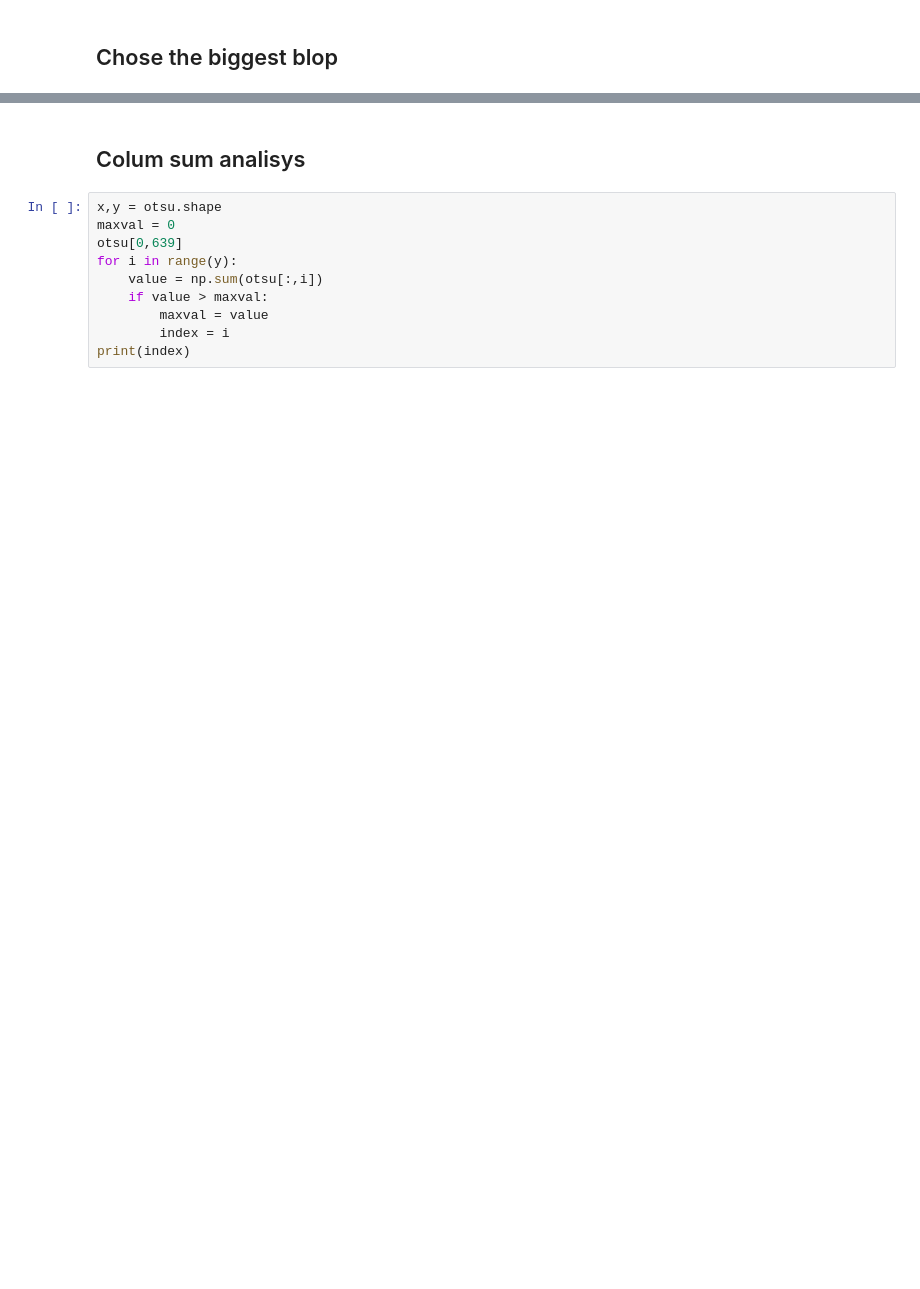
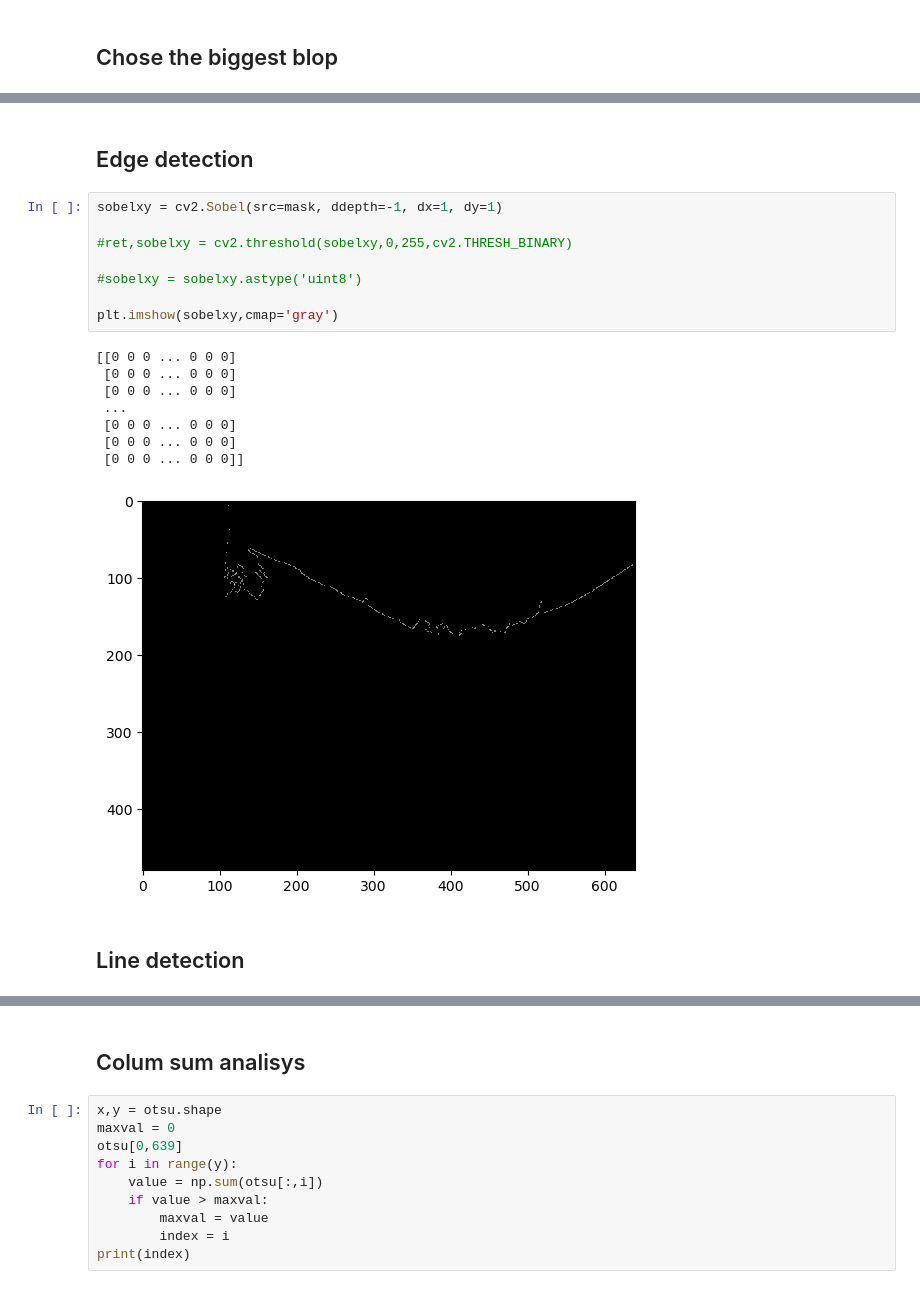
Before and after one commit to EnricoMendez/lines_vineyard, a Jupyter notebook: scripts/Blop detection.ipynb, the cells around one changed output, grey strips where cells are left out. Saved outputs shown, nothing was run; the diff lists cells and outputs as text; blank space fills up the shorter version.

```diff
--- a/scripts/Blop detection.ipynb
+++ b/scripts/Blop detection.ipynb
@@ -40,0 +63,21 @@ plt.imshow(otsu,cmap='gray')
+# %% [markdown]
+## Edge detection
+# %%
+sobelxy = cv2.Sobel(src=mask, ddepth=-1, dx=1, dy=1)
+
+#ret,sobelxy = cv2.threshold(sobelxy,0,255,cv2.THRESH_BINARY)
+
+#sobelxy = sobelxy.astype('uint8')
+
+plt.imshow(sobelxy,cmap='gray')
+# %% [output]
+[[0 0 0 ... 0 0 0]
+ [0 0 0 ... 0 0 0]
+ [0 0 0 ... 0 0 0]
+ ...
+ [0 0 0 ... 0 0 0]
+ [0 0 0 ... 0 0 0]
+ [0 0 0 ... 0 0 0]]
+[figure, added]
+# %% [markdown]
+## Line detection
```
Also changed, not shown: parts of 7 cells of this notebook, 9 other files.
